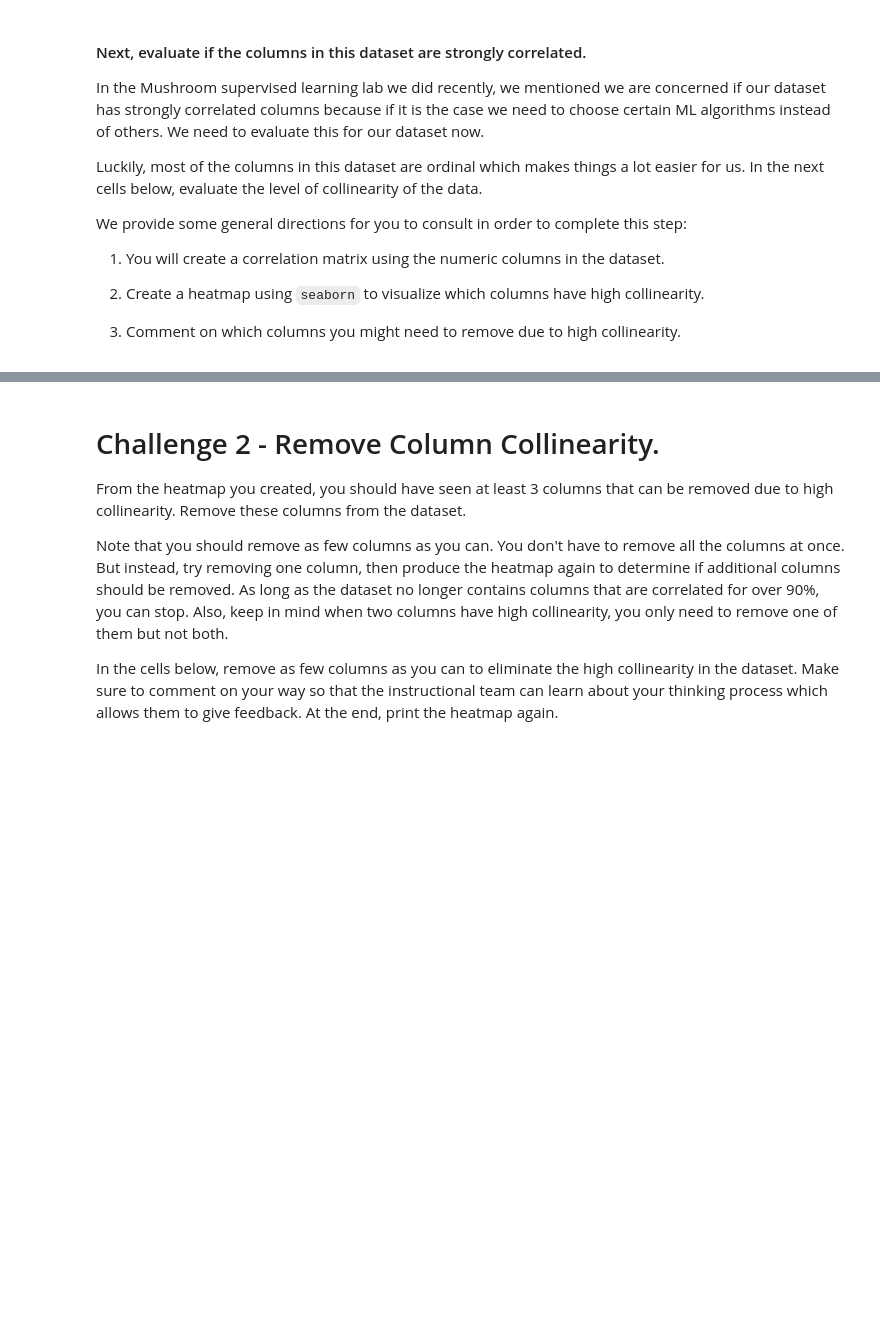
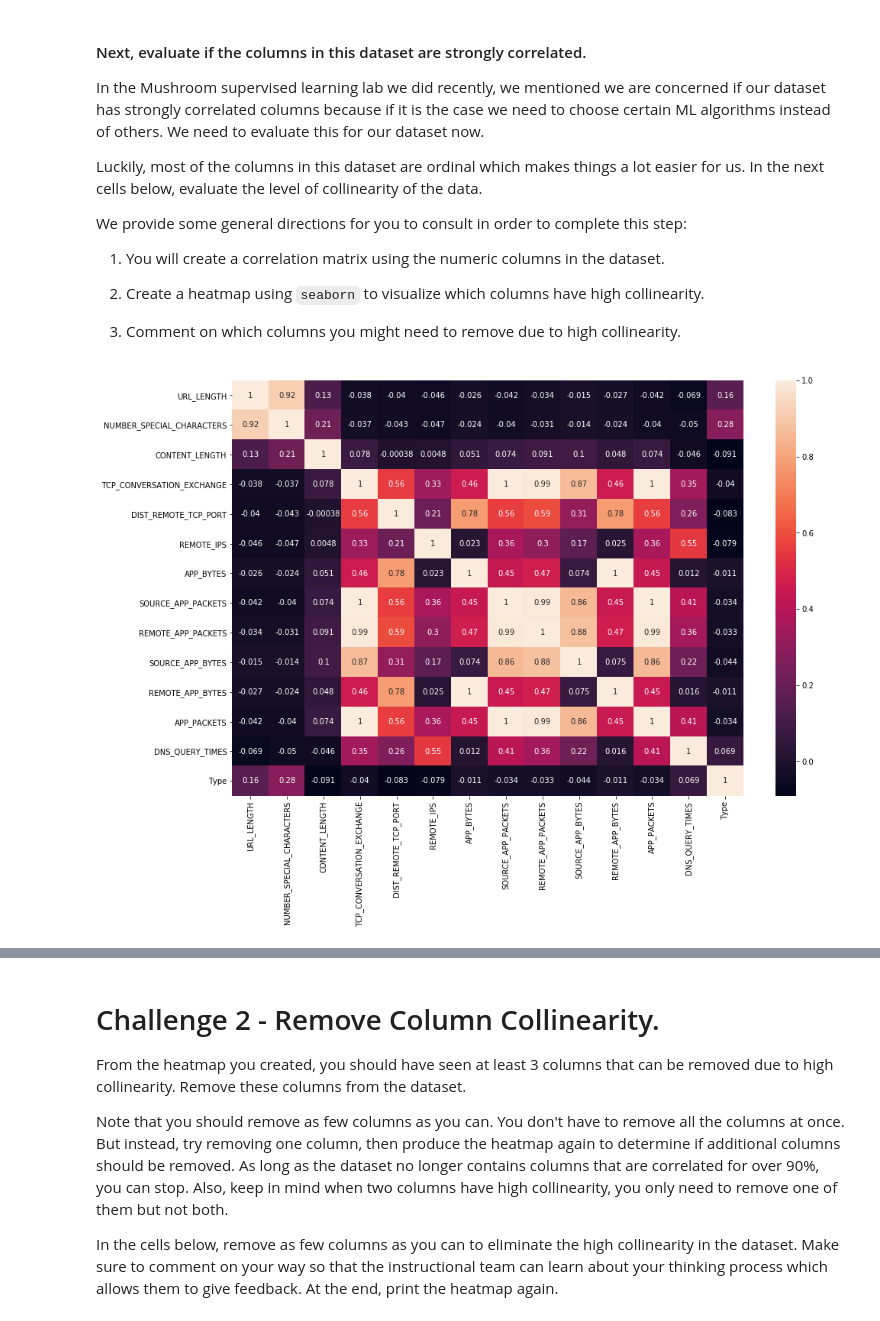
Before and after one commit to ta-datapt-bcn/lab-supervised-learning, a Jupyter notebook: your-code/main.ipynb, the cells around one changed output, grey strips where cells are left out. Saved outputs shown, nothing was run; the diff lists cells and outputs as text; code cells hidden in the pictures; blank space fills up the shorter version.

```diff
--- a/your-code/main.ipynb
+++ b/your-code/main.ipynb
@@ -56,0 +91,11 @@ We provide some general directions for you to consult in order to complete this
+# %%
+# Your code here
+
+import matplotlib.pyplot as plt
+import seaborn as sns
+
+fig = plt.subplots(figsize=(15,10))
+sns.heatmap(websites.corr(), annot=True)
+plt.show()
+# %% [output]
+[figure, added]
```
Also changed, not shown: parts of 60 cells of this notebook.
